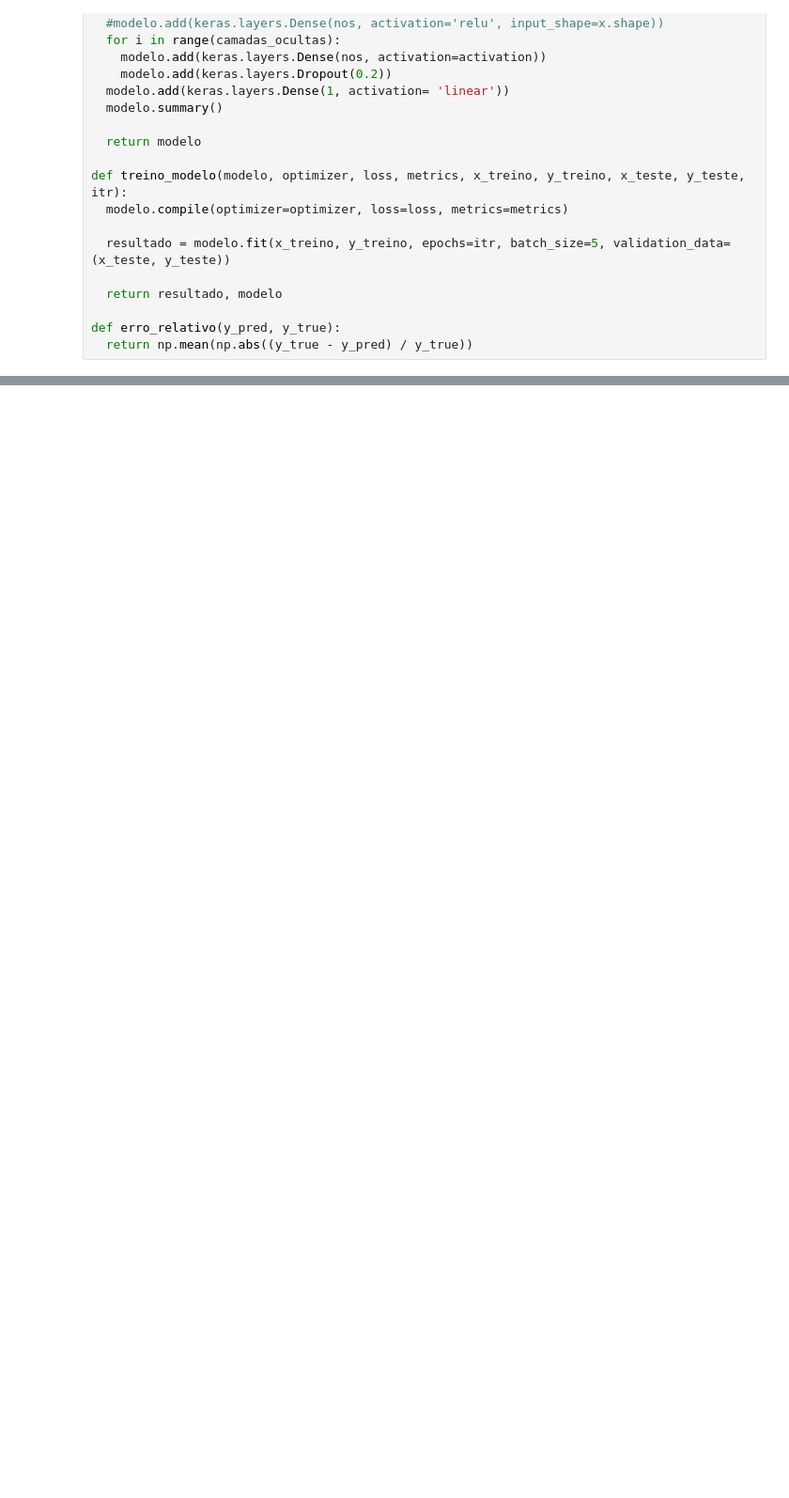
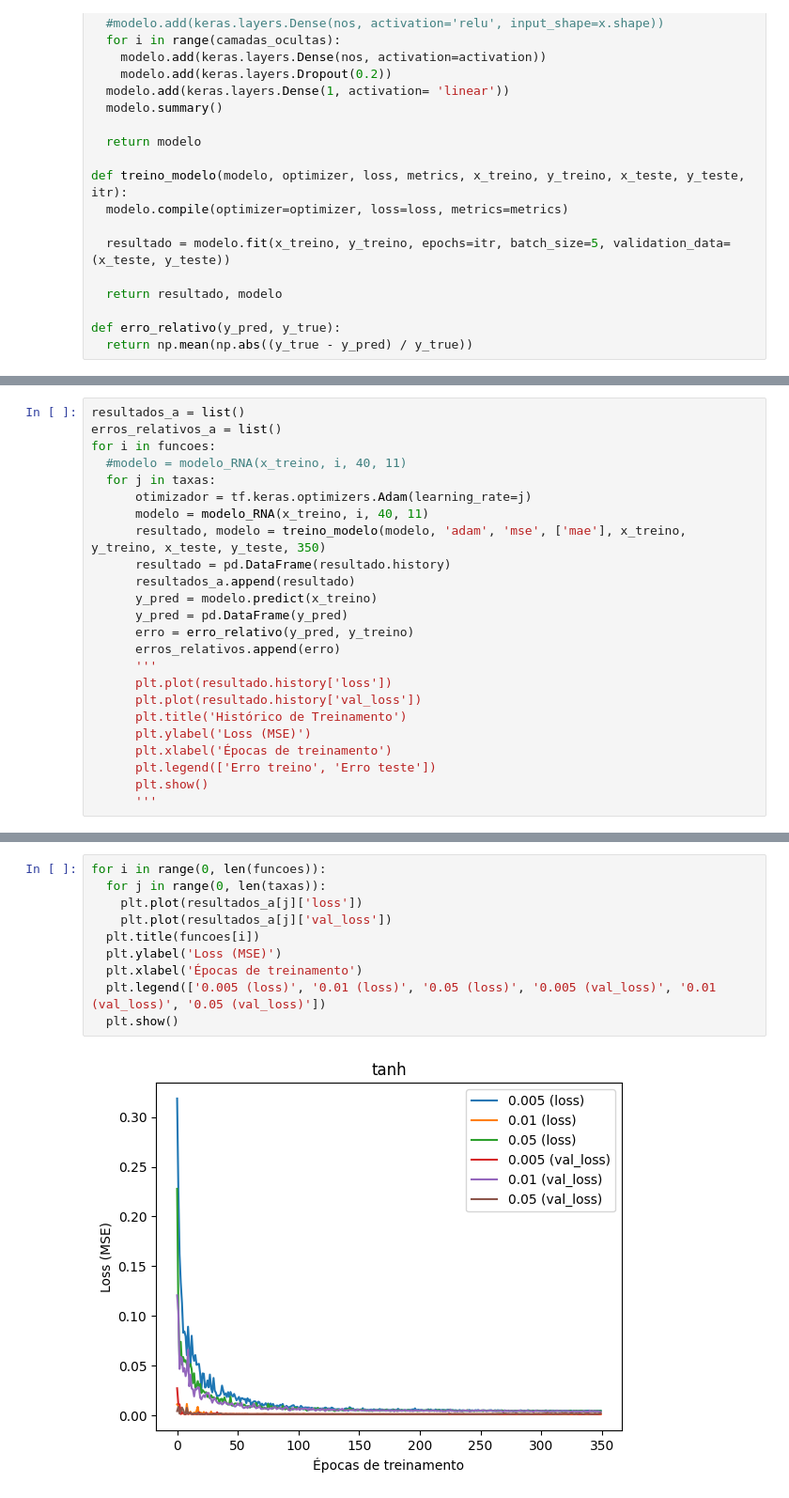
Before and after one commit to JoaoAlexandreFerreira/RNA, a Jupyter notebook: Visualização_dos_Custos.ipynb, the cells around one changed output, grey strips where cells are left out. Shown at 94% size. Drawn from its saved outputs; the diff is of its cells as text; blank space fills up the shorter version.

```diff
--- a/Visualização_dos_Custos.ipynb
+++ b/Visualização_dos_Custos.ipynb
@@ -258,0 +324,24 @@ for i in range(0, len(funcoes)):
+# %%
+resultados_a = list()
+erros_relativos_a = list()
+for i in funcoes:
+  #modelo = modelo_RNA(x_treino, i, 40, 11)
+  for j in taxas:
+      otimizador = tf.keras.optimizers.Adam(learning_rate=j)
+      modelo = modelo_RNA(x_treino, i, 40, 11)
+      resultado, modelo = treino_modelo(modelo, 'adam', 'mse', ['mae'], x_treino, y_treino, x_teste, y_teste, 350)
+      resultado = pd.DataFrame(resultado.history)
+      resultados_a.append(resultado)
+      y_pred = modelo.predict(x_treino)
+      y_pred = pd.DataFrame(y_pred)
+      erro = erro_relativo(y_pred, y_treino)
+      erros_relativos.append(erro)
+      '''
+      plt.plot(resultado.history['loss'])
+      plt.plot(resultado.history['val_loss'])
+      plt.title('Histórico de Treinamento')
+      plt.ylabel('Loss (MSE)')
+      plt.xlabel('Épocas de treinamento')
+      plt.legend(['Erro treino', 'Erro teste'])
+      plt.show()
+      '''
@@ -258,0 +553,12 @@ for i in range(0, len(funcoes)):
+# %%
+for i in range(0, len(funcoes)):
+  for j in range(0, len(taxas)):
+    plt.plot(resultados_a[j]['loss'])
+    plt.plot(resultados_a[j]['val_loss'])
+  plt.title(funcoes[i])
+  plt.ylabel('Loss (MSE)')
+  plt.xlabel('Épocas de treinamento')
+  plt.legend(['0.005 (loss)', '0.01 (loss)', '0.05 (loss)', '0.005 (val_loss)', '0.01 (val_loss)', '0.05 (val_loss)'])
+  plt.show()
+# %% [output]
+[figure, added]
```
Also changed, not shown: parts of 7 cells of this notebook.
